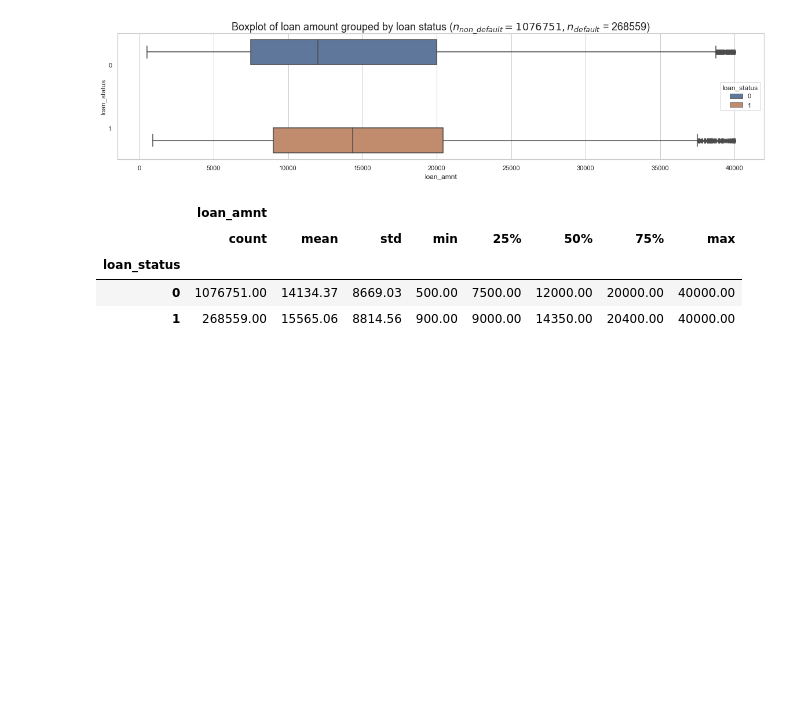
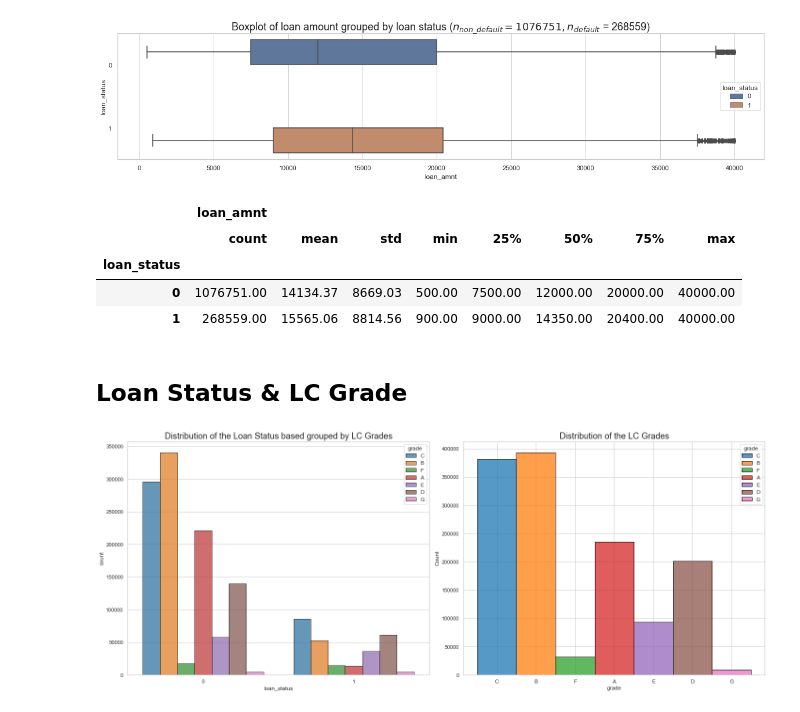
Before and after one commit to negralessio/advanced-ml-final-project, a Jupyter notebook: notebooks/eda.ipynb, the cells around one changed output. Cells and saved outputs as stored; diff of their text form; code cells hidden in the pictures; blank space fills up the shorter version.

Commit message:
Implemented another EDA: Loan Status and LC Grade

```diff
--- a/notebooks/eda.ipynb
+++ b/notebooks/eda.ipynb
@@ -65,3 +65,15 @@ df[['loan_amnt','loan_status']].groupby('loan_status').describe().applymap('{:.2
 | loan_status |  |  |  |  |  |  |  |  |
 | 0 | 1076751.00 | 14134.37 | 8669.03 | 500.00 | 7500.00 | 12000.00 | 20000.00 | 40000.00 |
 | 1 | 268559.00 | 15565.06 | 8814.56 | 900.00 | 9000.00 | 14350.00 | 20400.00 | 40000.00 |
+# %% [markdown]
+## Loan Status & LC Grade
+# %%
+fig, axs = plt.subplots(nrows=1, ncols=2, figsize=(20,8))
+sns.countplot(data=df, x="loan_status", hue="grade", edgecolor="black", palette="tab10", ax=axs[0], alpha=0.75)
+sns.histplot(data=df, x="grade", edgecolor="black", palette="tab10", hue="grade", ax=axs[1], alpha=0.75)
+axs[0].set_title("Distribution of the Loan Status grouped by LC Grades", size=18)
+axs[1].set_title("Distribution of the LC Grades", size=18)
+fig.tight_layout()
+plt.show()
+# %% [output]
+[figure, added]
```
